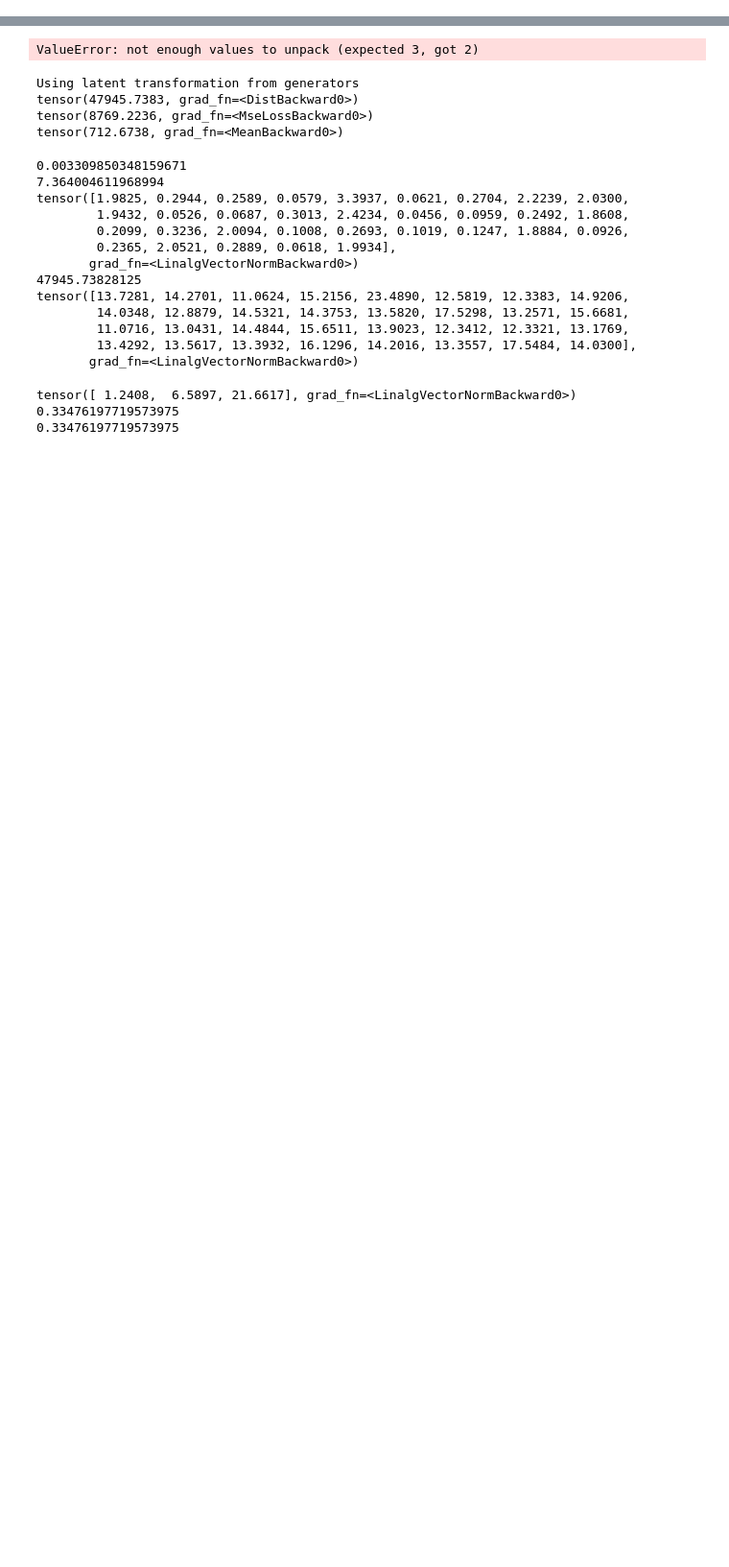
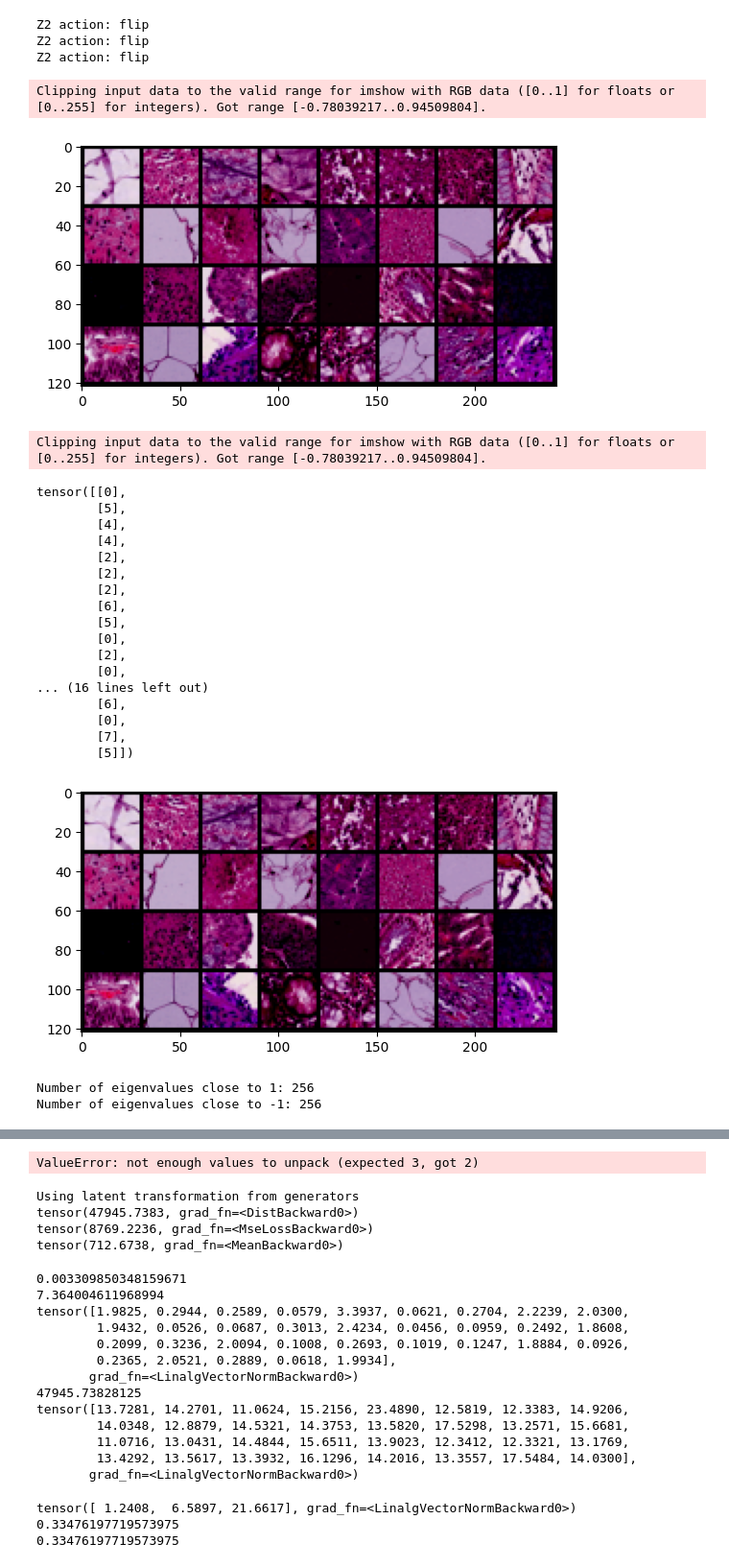
Before and after one commit to rick-ali/MedMNIST_functorial, a Jupyter notebook: play.ipynb, the cells around one changed output, grey strips where cells are left out. Shown at 96% size. Saved outputs shown, nothing was run; the diff lists cells and outputs as text; code cells hidden in the pictures; blank space fills up the shorter version.

```diff
--- a/play.ipynb
+++ b/play.ipynb
@@ -18,3 +23,52 @@ def imshow(img):
     npimg = img.numpy()
     plt.imshow(np.transpose(npimg, (1, 2, 0)))
     plt.show()
+# %%
+data_module = Z2MedMNISTDataModule('pathmnist', batch_size=32, resize=False, as_rgb=True, size=28, download=True)
+data_module.setup()
+train_loader = data_module.train_dataloader()
+val_loader = data_module.val_dataloader()
+test_loader = data_module.test_dataloader()
+
+latents = []
+for i, ((x1, y1), (x2, y2), transformation_type, covariate) in enumerate(train_loader):
+    imshow(torchvision.utils.make_grid(x1))
+    print(y1)
+    imshow(torchvision.utils.make_grid(x2))
+    break
+# %% [output]
+Z2 action: flip
+Z2 action: flip
+Z2 action: flip
+Clipping input data to the valid range for imshow with RGB data ([0..1] for floats or [0..255] for integers). Got range [-0.78039217..0.94509804].
+[figure, added]
+Clipping input data to the valid range for imshow with RGB data ([0..1] for floats or [0..255] for integers). Got range [-0.78039217..0.94509804].
+tensor([[0],
+        [5],
+        [4],
+        [4],
+        [2],
+        [2],
+        [2],
+        [6],
+        [5],
+        [0],
+        [2],
+        [0],
+... (16 lines left out)
+        [6],
+        [0],
+        [7],
+        [5]])
+[figure, added]
+# %%
+import torch
+W = torch.eye(512).flip(dims=[1])
+eigs, _ = torch.linalg.eig(W)
+n_ones = torch.sum(torch.abs(eigs - 1) < 1e-2).item()
+n_neg_ones = torch.sum(torch.abs(eigs + 1) < 1e-2).item()
+print(f"Number of eigenvalues close to 1: {n_ones}")
+print(f"Number of eigenvalues close to -1: {n_neg_ones}")
+# %% [output]
+Number of eigenvalues close to 1: 256
+Number of eigenvalues close to -1: 256
```
Also changed, not shown: parts of 20 cells of this notebook, 14 other files.
